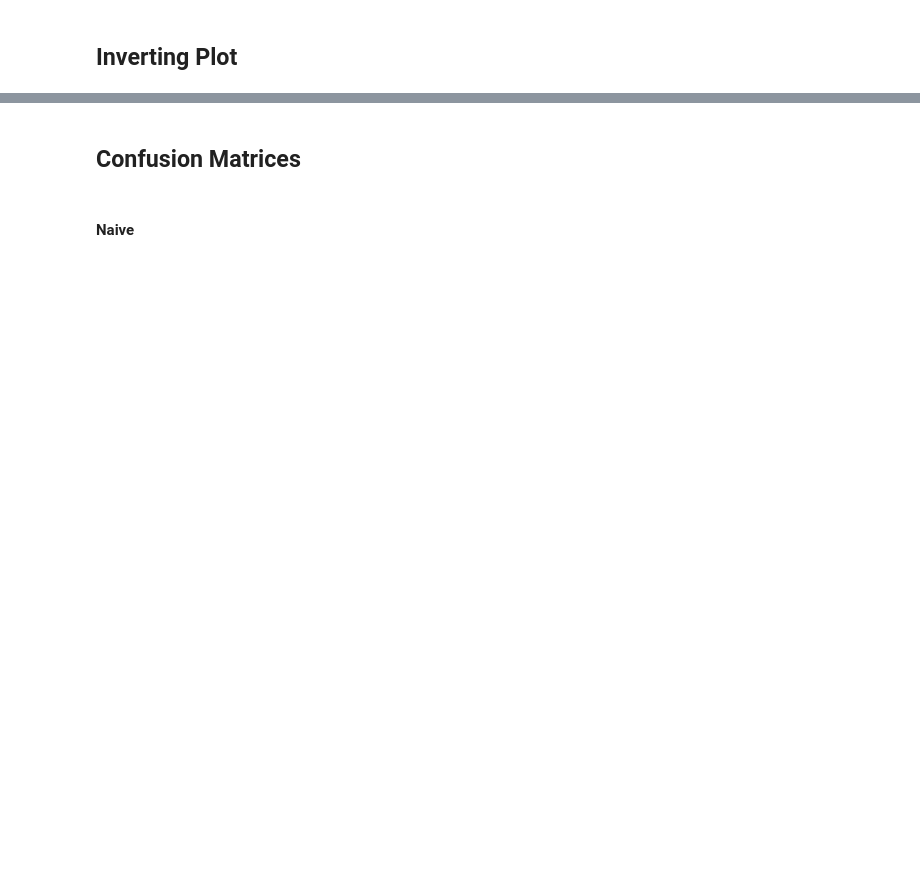
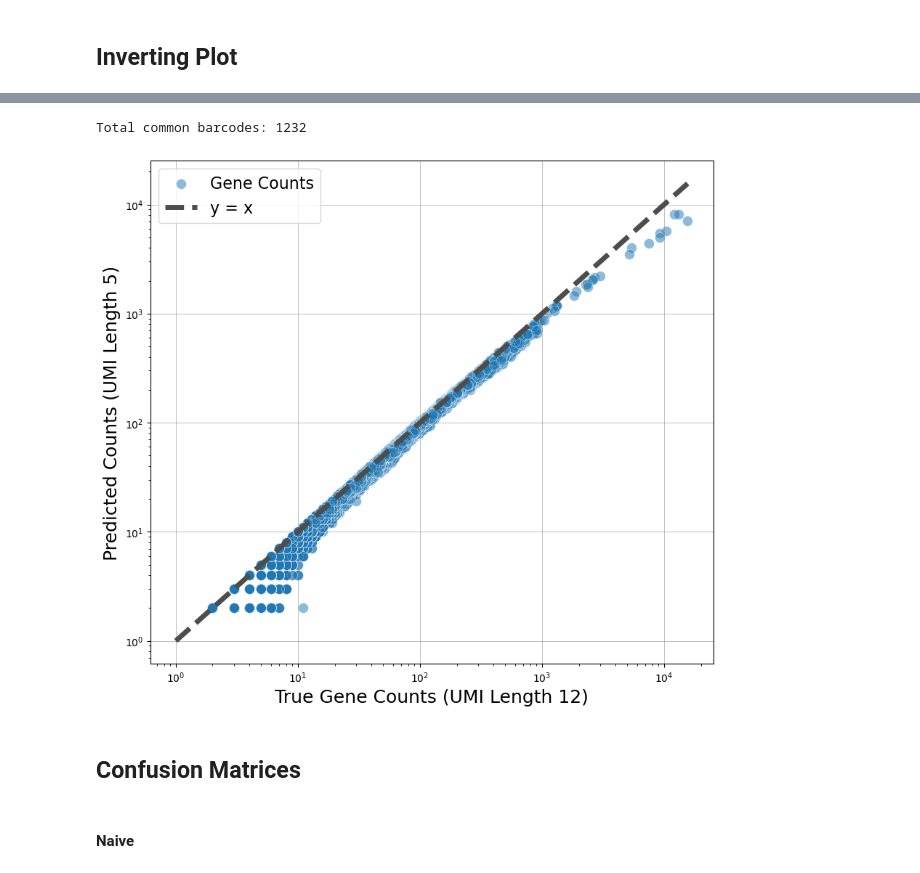
Before and after one commit to agdylan/minimal_UMIs, a Jupyter notebook: figures_ur/manuscript_figures.ipynb, the cells around one changed output, grey strips where cells are left out. Cells and saved outputs as stored; diff of their text form; code cells hidden in the pictures; blank space fills up the shorter version.

```diff
--- a/figures_ur/manuscript_figures.ipynb
+++ b/figures_ur/manuscript_figures.ipynb
@@ -188,3 +152,81 @@ plt.show()
+# %%
+import numpy as np
+import matplotlib.pyplot as plt
+
+# Define the function f(n, 4^j) = 4^j * (1 - (1 - 1/4^j)^n)
+def f(n_vals, j):
+    return 4**j * (1 - (1 - 1 / 4**j)**n_vals)
+
+# Define parameters
+i = 12
+j = 5
+
+# Ensure both datasets are properly aligned
+common_barcodes = set(adata_dict[i].obs_names).intersection(set(adata_dict[j].obs_names))
+print(f"Total common barcodes: {len(common_barcodes)}")
+
+# Initialize lists to hold all gene counts for all common cells
+all_gene_counts1 = []
+all_gene_counts2 = []
+
+# Extract gene counts for each common barcode
+for barcode in common_barcodes:
+    # Get the gene counts for this barcode in both datasets
+    gene_counts1 = adata_dict[i][barcode].X.toarray().flatten()
+    gene_counts2 = adata_dict[j][barcode].X.toarray().flatten()
+
+    # Create a boolean mask for gene_counts1 that are greater than or equal to 1
+    mask = gene_counts1 >= 1
+
+    # Apply the mask to filter gene_counts1 and the corresponding values in gene_counts2
+    filtered_counts1 = gene_counts1[mask] + 1  # +1 for log scale
+    filtered_counts2 = gene_counts2[mask] + 1
+
+    # Append to the global lists
+    all_gene_counts1.extend(filtered_counts1)
+    all_gene_counts2.extend(filtered_counts2)
+
+# Convert lists to numpy arrays
+all_gene_counts1 = np.array(all_gene_counts1)
+all_gene_counts2 = np.array(all_gene_counts2)
+
+# Plotting
+plt.figure(figsize=(10, 9))
+plt.scatter(
+    all_gene_counts1,
+    all_gene_counts2,
+    alpha=0.5,
+    c='#1f77b4',
+    edgecolors='w',
+    s=100,
+    linewidth=0.5,
+    label='Gene Counts'
+)
+
+# Adding the identity line
+max_val = max(all_gene_counts1.max(), all_gene_counts2.max())
+plt.plot([1, max_val], [1, max_val], linestyle='--', color='#4D4D4D', linewidth=5, label='y = x')
+
+# Calculate function values for plotting
+n_values = np.logspace(0, 4.5, 200)
+f_n_4j = f(n_values, j)
+
+# Log scale for both axes
+plt.xscale('log')
+plt.yscale('log')
+
+# Labels and legend
+plt.xlabel('True Gene Counts (UMI Length 12)', fontsize=18)
+plt.ylabel(f'Predicted Counts (UMI Length {j})', fontsize=18)
+plt.grid(True, linestyle='-', linewidth=0.5, color='gray', alpha=0.7)
+plt.legend(fontsize=16)
+
+save_dir = "/data/dagyeman/cellranger/bam_file_analysis/figures_ur/manuscript_figures_folder"
+plt.savefig(f"{save_dir}/inverted_UMI_12_vs_{j}_all_cells.pdf")
+plt.show()
+# %% [output]
+Total common barcodes: 1232
+[figure, added]
 # %% [markdown]
 ## Confusion Matrices
 # %% [markdown]
```
Also changed, not shown: parts of 8 cells of this notebook, 9 other files.
